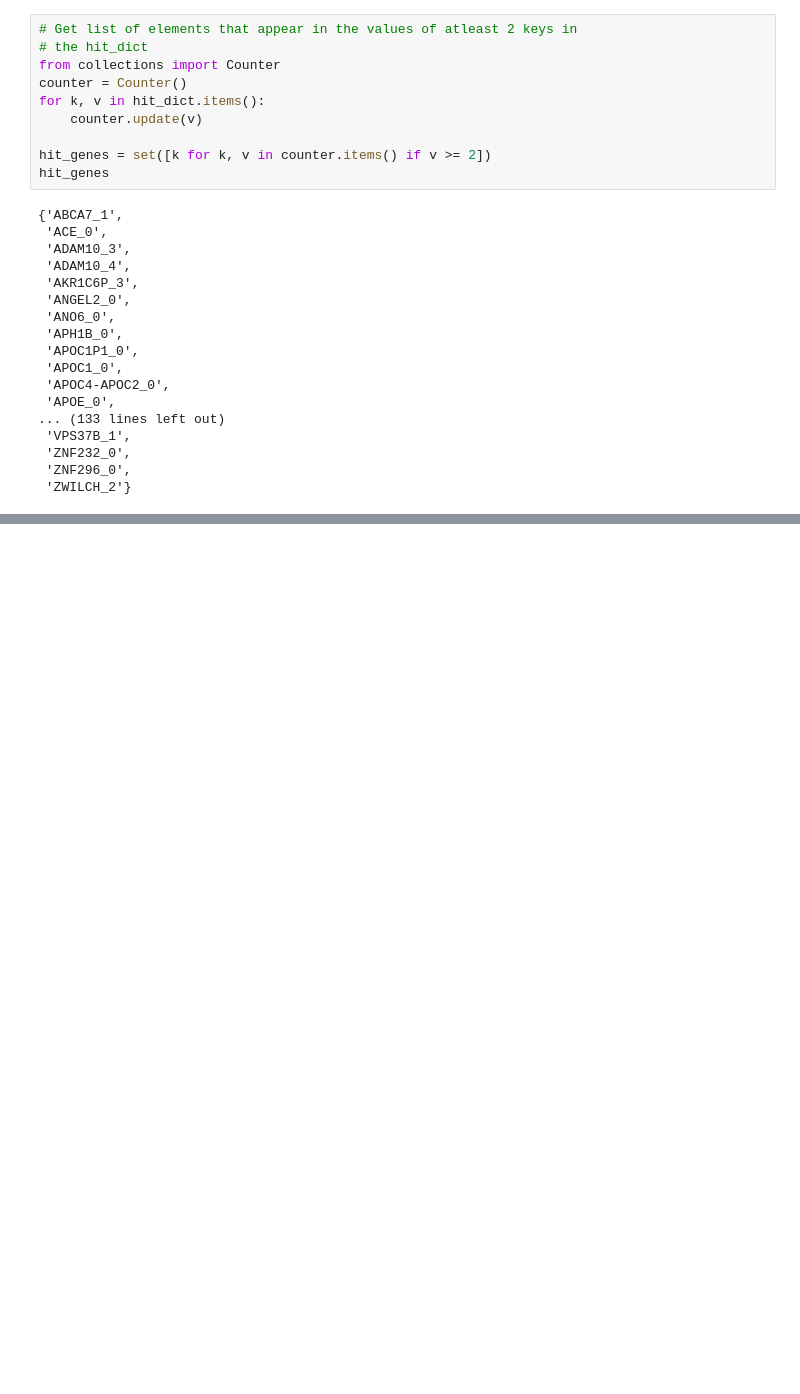
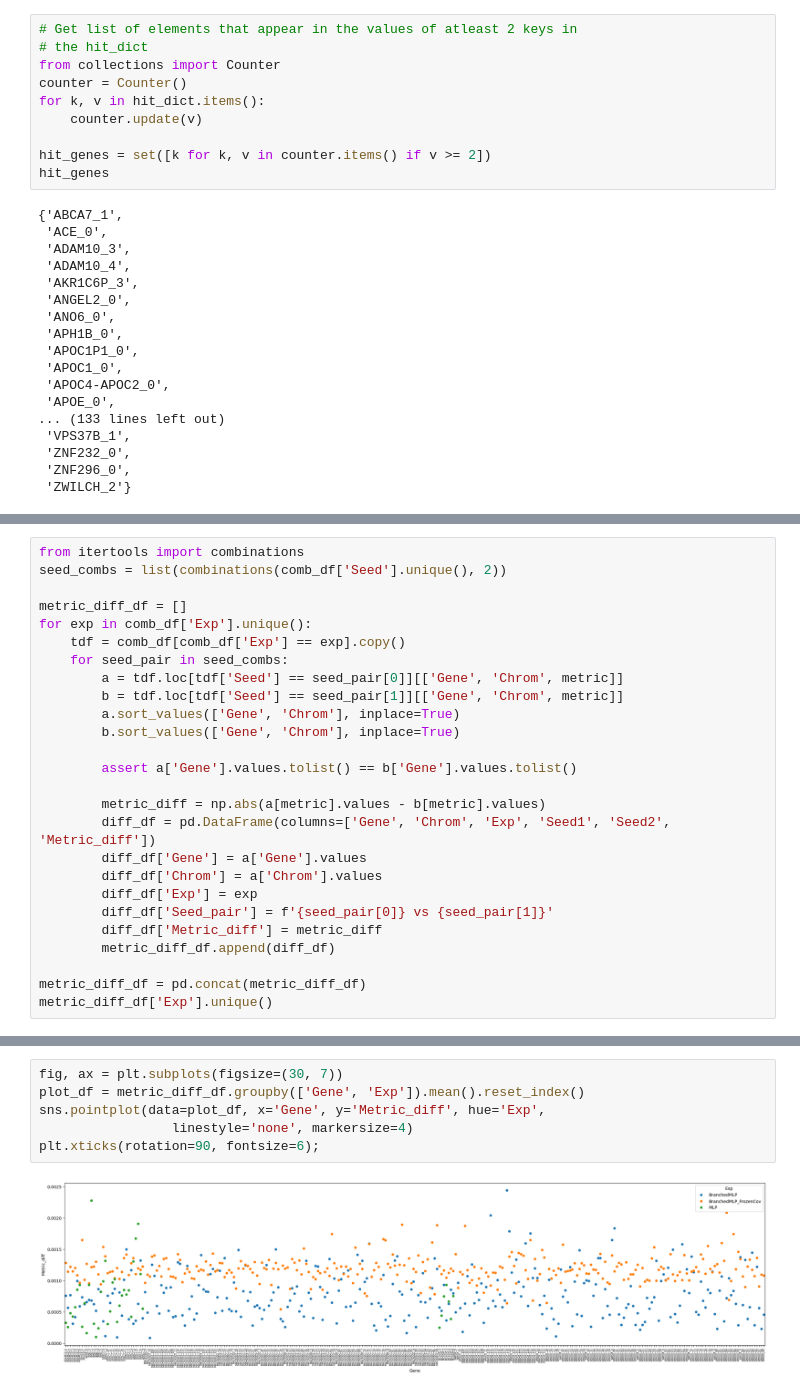
Before and after one commit to titoghose/GWANN, a Jupyter notebook: Code_AD/sensitivity_plots.ipynb, the cells around one changed output, grey strips where cells are left out. Cells and saved outputs as stored; diff of their text form; blank space fills up the shorter version.

```diff
--- a/Code_AD/sensitivity_plots.ipynb
+++ b/Code_AD/sensitivity_plots.ipynb
@@ -1562,0 +1606,26 @@ hit_genes
+# %%
+from itertools import combinations
+seed_combs = list(combinations(comb_df['Seed'].unique(), 2))
+
+metric_diff_df = []
+for exp in comb_df['Exp'].unique():
+    tdf = comb_df[comb_df['Exp'] == exp].copy()
+    for seed_pair in seed_combs:
+        a = tdf.loc[tdf['Seed'] == seed_pair[0]][['Gene', 'Chrom', metric]]
+        b = tdf.loc[tdf['Seed'] == seed_pair[1]][['Gene', 'Chrom', metric]]
+        a.sort_values(['Gene', 'Chrom'], inplace=True)
+        b.sort_values(['Gene', 'Chrom'], inplace=True)
+
+        assert a['Gene'].values.tolist() == b['Gene'].values.tolist()
+
+        metric_diff = np.abs(a[metric].values - b[metric].values)
+        diff_df = pd.DataFrame(columns=['Gene', 'Chrom', 'Exp', 'Seed1', 'Seed2', 'Metric_diff'])
+        diff_df['Gene'] = a['Gene'].values
+        diff_df['Chrom'] = a['Chrom'].values
+        diff_df['Exp'] = exp
+        diff_df['Seed_pair'] = f'{seed_pair[0]} vs {seed_pair[1]}'
+        diff_df['Metric_diff'] = metric_diff
+        metric_diff_df.append(diff_df)
+
+metric_diff_df = pd.concat(metric_diff_df)
+metric_diff_df['Exp'].unique()
@@ -1562,0 +1639,8 @@ hit_genes
+# %%
+fig, ax = plt.subplots(figsize=(30, 7))
+plot_df = metric_diff_df.groupby(['Gene', 'Exp']).mean().reset_index()
+sns.pointplot(data=plot_df, x='Gene', y='Metric_diff', hue='Exp',
+                 linestyle='none', markersize=4)
+plt.xticks(rotation=90, fontsize=6);
+# %% [output]
+[figure, added]
```
Also changed, not shown: parts of 10 cells of this notebook, 16 other files.
